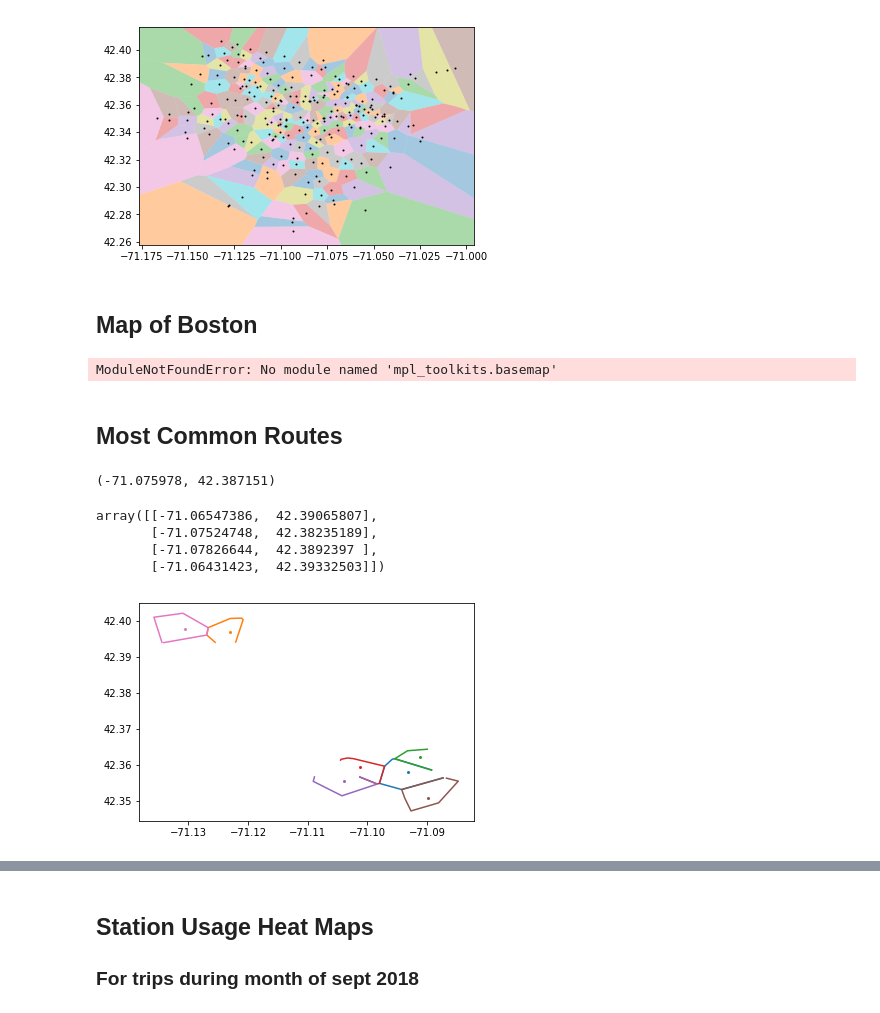
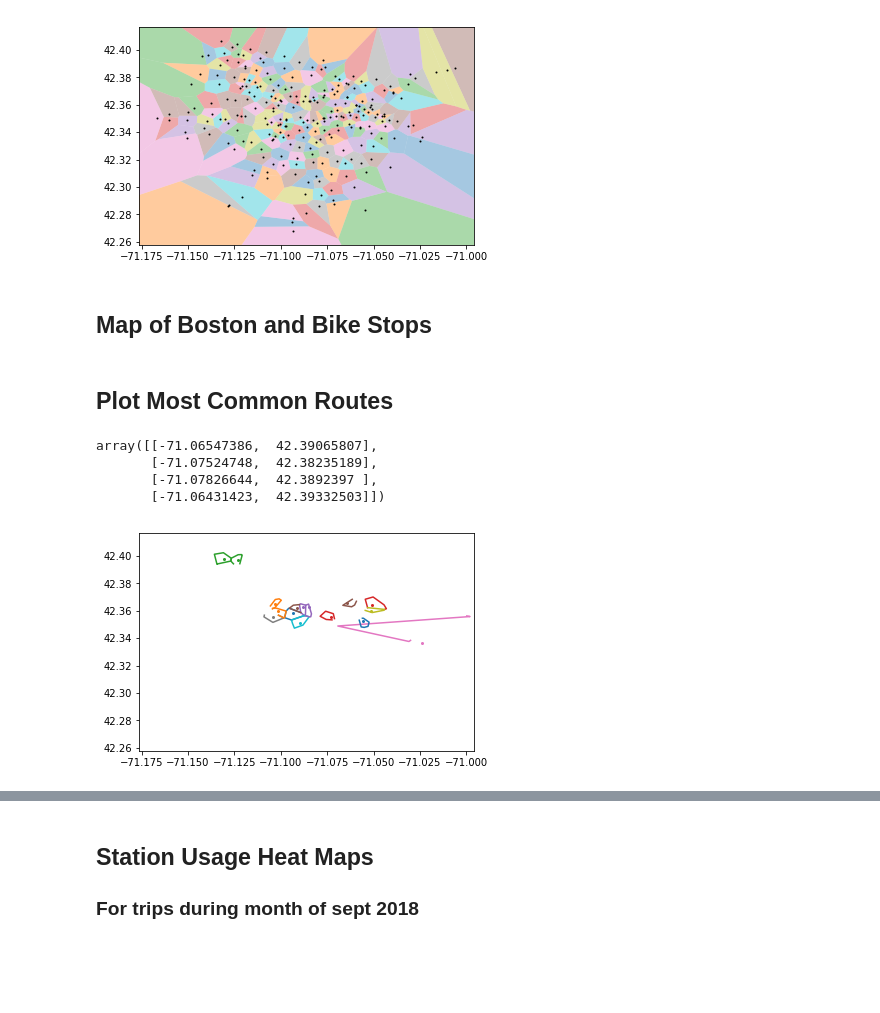
Before and after one commit to meiaalsup/bluebikecommutepatterns, a Jupyter notebook: preliminary.ipynb, the cells around one changed output, grey strips where cells are left out. Drawn from its saved outputs; the diff is of its cells as text; code cells hidden in the pictures; blank space fills up the shorter version.

Commit message:
Get the most high traffic routes

```diff
--- a/preliminary.ipynb
+++ b/preliminary.ipynb
@@ -26,8 +23,8 @@ index_map = {
 }
 
 # maps station ids to their respective latitudes and longitudes
-station_coordinates = get_station_coordinates(fullyear)
-
+station_coordinates = np.genfromtxt('station_coordinates.csv', delimiter=',')[1:]
+map_station_coordinates = {int(row[0]): (row[1], row[2]) for row in station_coordinates}
 print(headers)
 print(index_map)
 # %% [output]
@@ -35,0 +36,8 @@ print(index_map)
+# %%
+aggregation = {}
+for trip in fullyear:
+    start, end = int(trip[index_map['startstationid']]), int(trip[index_map['endstationid']])
+    if (start, end) not in aggregation:
+        aggregation[(start, end)] = 1
+    else:
+        aggregation[(start, end)] += 1
@@ -36,18 +138,11 @@ print(index_map)
 # %% [markdown]
 ## Get most common routes
 # %%
-aggregation = {}
-for trip in fullyear:
-    start, end = int(trip[3]), int(trip[7])
-    if (start, end) not in aggregation:
-        aggregation[(start, end)] = 1
-    else:
-        aggregation[(start, end)] += 1
-most_common = sorted(aggregation.items(), key=lambda kv: kv[1])[-10:]
+most_common = sorted(aggregation.items(), key=lambda kv: kv[1])[-40:]
 print(f'Most common routes: {most_common}')
 most_common_stations = set()
 for route, count in most_common:
     most_common_stations.add(route[0])
     most_common_stations.add(route[1])
-most_common_stations
+print(f'Most common stations comprising the most popular 10 routes {most_common_stations}')
 # %% [output]
@@ -121,23 +214,9 @@ vor, regions, vertices = create_voronoi()
 x bounds: (-71.176491, -70.99609799999999), y bounds: (42.257902, 42.416301999999995)
 [figure]
 # %% [markdown]
-## Map of Boston
+## Map of Boston and Bike Stops
-# %%
-fig = plt.figure(figsize=(8, 8))
-m = Basemap(projection='lcc', resolution=None,
-            width=8, height=8,
-            lat_0=42.337102, lon_0=-71.1,)
-m.etopo(scale=0.5, alpha=0.5)
-# %% [output]
-ModuleNotFoundError: No module named 'mpl_toolkits.basemap'
 # %% [markdown]
-## Most Common Routes
+## Plot Most Common Routes
-# %%
-station_coordinates = np.genfromtxt('station_coordinates.csv', delimiter=',')[1:]
-map_station_coordinates = {int(row[0]): (row[1], row[2]) for row in station_coordinates}
-map_station_coordinates[1]
-# %% [output]
-(-71.075978, 42.387151)
 # %%
 coords = [int(i) for i in station_coordinates[:, 0]]
 regions = {int(i): vor.vertices[vor.regions[vor.point_region[coords.index(i)]]] for i in station_coordinates[:,0]}
@@ -148,10 +227,10 @@ array([[-71.06547386,  42.39065807],
        [-71.07826644,  42.3892397 ],
        [-71.06431423,  42.39332503]])
 # %%
-#plt.xlim(-71.176491, -70.99609799999999)
-#plt.ylim(42.257902, 42.416301999999995)
+plt.xlim(-71.176491, -70.99609799999999)
+plt.ylim(42.257902, 42.416301999999995)
 for station in most_common_stations:
     plt.scatter(map_station_coordinates[station][0], map_station_coordinates[station][1], s=4)
     plt.plot(regions[station][:,0], regions[station][:, 1])
 # %% [output]
-[figure, old version]
+[figure, new version]
```
Also changed, not shown: parts of 25 cells of this notebook.
